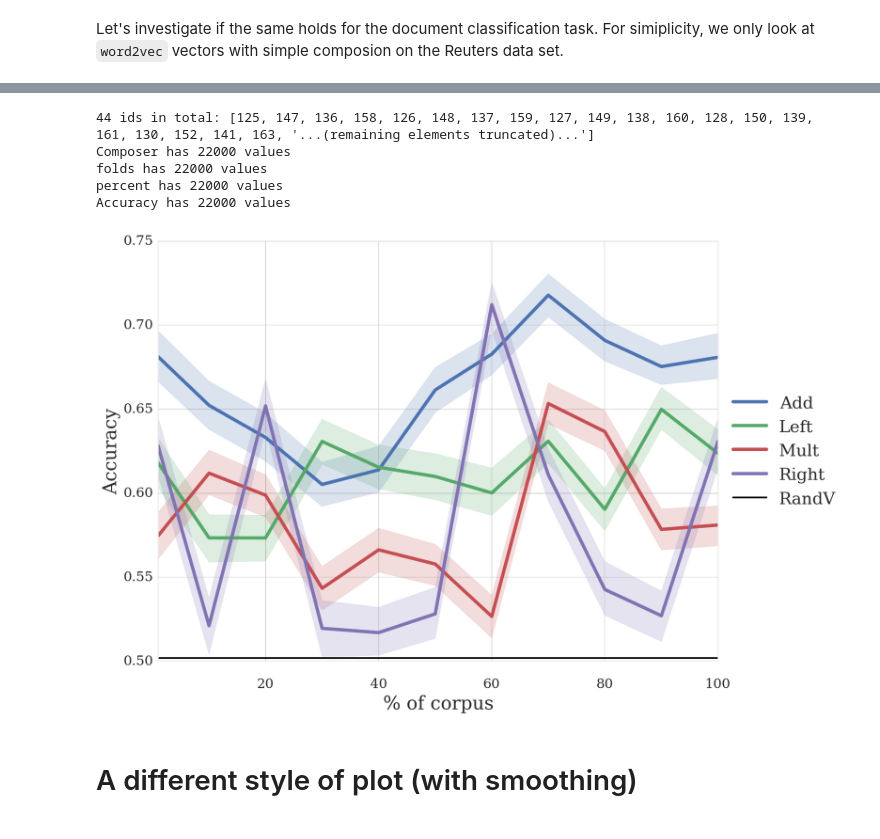
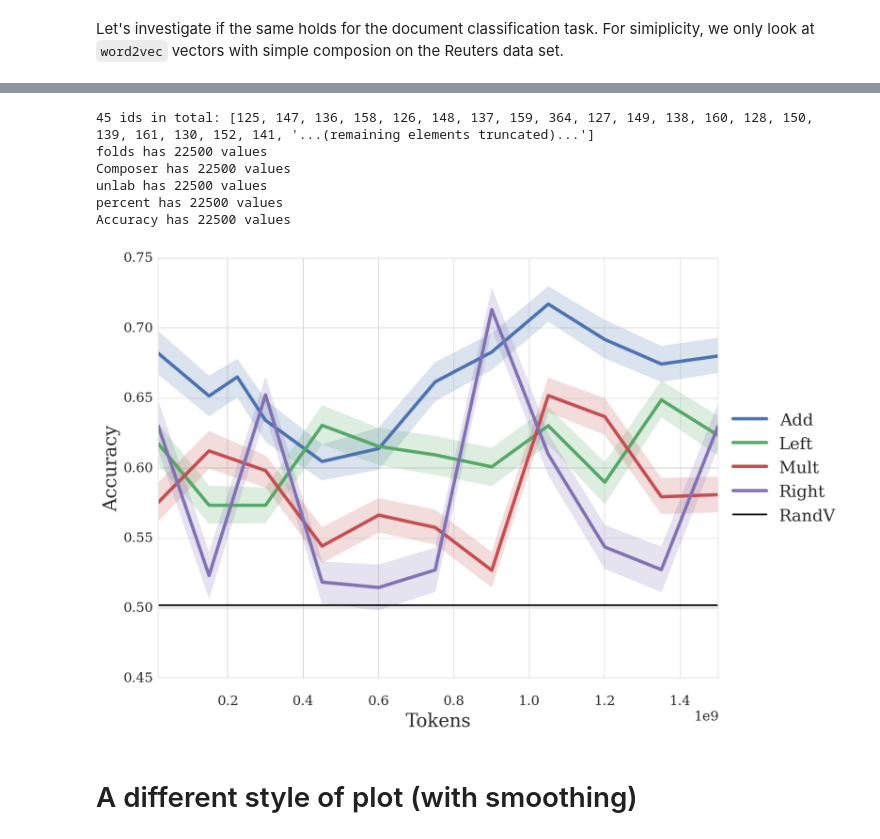
Before and after one commit to mbatchkarov/ExpLosion, a Jupyter notebook: notebooks/effect_of_unlabelled_size.ipynb, the cells around one changed output, grey strips where cells are left out. Saved outputs shown, nothing was run; the diff lists cells and outputs as text; code cells hidden in the pictures.

Commit message:
tweaked and re-ran figures

```diff
--- a/notebooks/effect_of_unlabelled_size.ipynb
+++ b/notebooks/effect_of_unlabelled_size.ipynb
@@ -45,7 +45,7 @@ def plot(lab_corpus, unlab, token_count):
     ax = sns.tsplot(df, time='tokens', condition='Composer', value='Accuracy',
                     unit='folds', linewidth=4, ci=68);
     # remove axis labels
-    ax.set(xlabel='% of corpus', ylabel='Accuracy')
+    ax.set(xlabel='Tokens', ylabel='Accuracy')
 
     # random baseline
     plt.axhline(random_vect_baseline(lab_corpus), label='RandV', color='black')
@@ -81,13 +65,14 @@ plt.savefig('plot-w2v_learning_curve_amazon.pdf', format='pdf', dpi=300, bbox_in
 # %%
-plot(lab_corpus='reuters21578/r8-tagged-grouped')
+plot('reuters21578/r8-tagged-grouped', 'wiki', 1500000000)
 plt.savefig('plot-w2v_learning_curve_r2.pdf', format='pdf', dpi=300, bbox_inches='tight', pad_inches=0.1)
 # %% [output]
-44 ids in total: [125, 147, 136, 158, 126, 148, 137, 159, 127, 149, 138, 160, 128, 150, 139, 161, 130, 152, 141, 163, '...(remaining elements truncated)...']
-Composer has 22000 values
-folds has 22000 values
-percent has 22000 values
-Accuracy has 22000 values
+45 ids in total: [125, 147, 136, 158, 126, 148, 137, 159, 364, 127, 149, 138, 160, 128, 150, 139, 161, 130, 152, 141, '...(remaining elements truncated)...']
+folds has 22500 values
+Composer has 22500 values
+unlab has 22500 values
+percent has 22500 values
+Accuracy has 22500 values
-[figure, old version]
+[figure, new version]
 # %% [markdown]
 # A different style of plot (with smoothing)
 # %%
```
Also changed, not shown: parts of 4 cells of this notebook, 5 other files.
